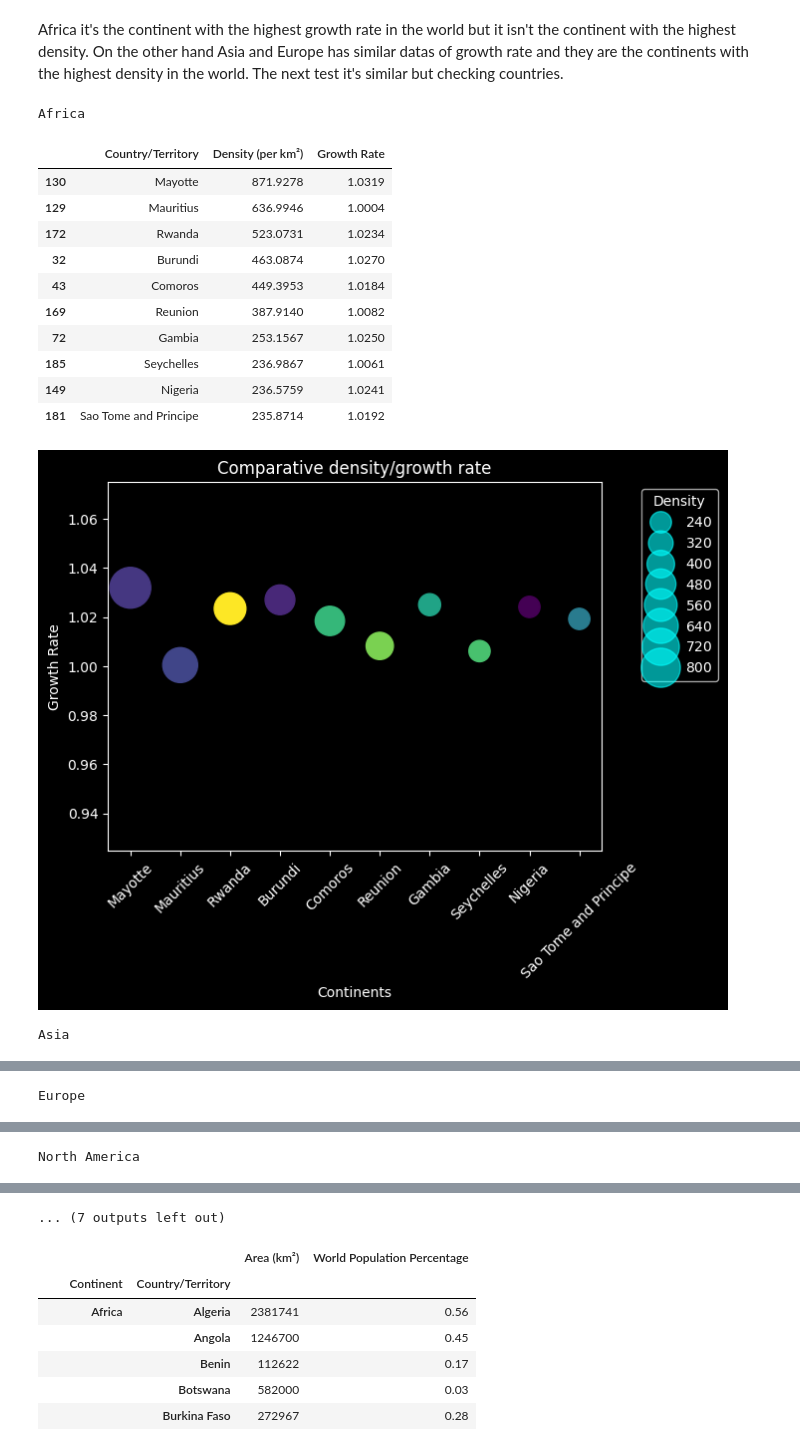
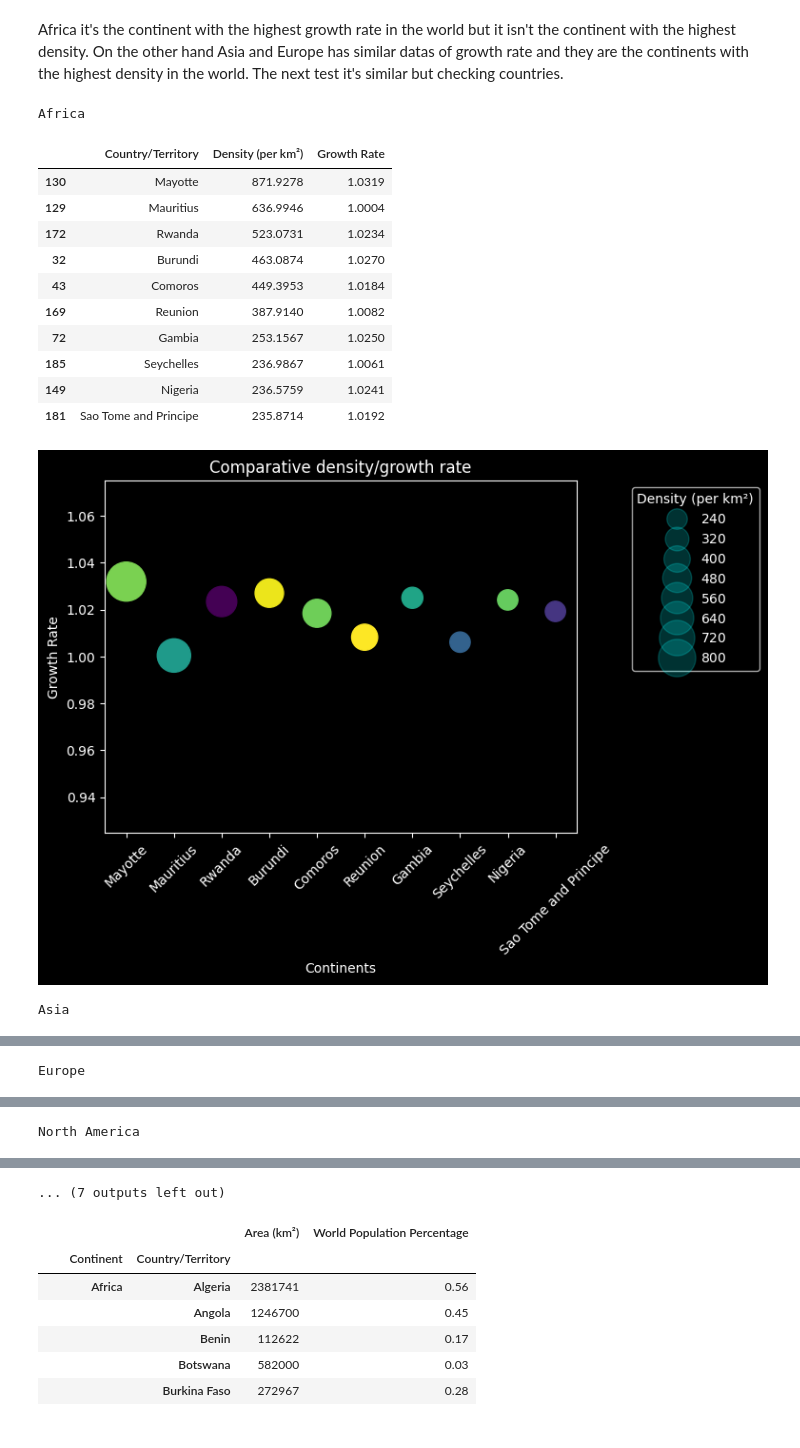
Before and after one commit to PablomxH/Population-Data-Analysis-Using-Python, a Jupyter notebook: analysis.ipynb, the cells around one changed output, grey strips where cells are left out. Drawn from its saved outputs; the diff is of its cells as text; code cells hidden in the pictures.

```diff
--- a/analysis.ipynb
+++ b/analysis.ipynb
@@ -186,57 +187,67 @@ On the other hand Asia and Europe has similar datas of growth rate and they are
 The next test it's similar but checking countries.
 # %%
 def charter(table):
+    #Function for make graphs, with 3 variables
 
     c= table['Country/Territory']
+
+    #random numbers for diferent colors in each bubble
     d= np.random.randint(10, 220, size=10)
     e= table['Density (per km²)']
     f= table['Growth Rate']
 
+    #its defined an object where the graph will be printed
     fig, axes =plt.subplots()
-    axes.set_title('Comparative density/growth rate')
+    axes.set_title('Comparative density/growth rate') #Tittle
+    #Scatter graph in the variable "s"
     s=axes.scatter(c,f,e,d)
 
+    #customize
     axes.set_xlabel('Continents')
     axes.tick_params(axis='x', rotation=45)
 
     axes.set_ylabel('Growth Rate')
     axes.set_ylim(0.925, 1.075)
 
-    handles, labels = s.legend_elements(prop="sizes", alpha=0.6,color='#00FFFF')
-    legend2 = axes.legend(handles, labels, loc="upper right", title="Density",bbox_to_anchor=(1.25,1))
+    #customize for the legend
+    #legend_elements with diferents size
+    handles, labels = s.legend_elements(prop="sizes", alpha=0.2,color='#00FFFF')
+    #position
+    legend2 = axes.legend(handles, labels, loc="upper right", title="Density (per km²)",bbox_to_anchor=(1.40,1))
+
 
     plt.show()
 
 def checking(parameter):
     filter_continent=population[population['Continent']==parameter]
     by_country=filter_continent.loc[:,['Country/Territory','Density (per km²)','Growth Rate']]
 
 
     df_result2= pd.DataFrame(by_country).sort_values(by='Density (per km²)', ascending=False).head(10)
     #df_result2_tail = pd.DataFrame(by_country).sort_values(by='Density (per km²)', ascending=False).tail(3)
 
     #df_result2 = pd.concat([df_result2_head,df_result2_tail])
     print(parameter)
     display(df_result2)
     charter(df_result2)
 
 
 
 df_continents['Continent'].apply(checking)
 # %% [output]
 Africa
 |  | Country/Territory | Density (per km²) | Growth Rate |
 | 130 | Mayotte | 871.9278 | 1.0319 |
 | 129 | Mauritius | 636.9946 | 1.0004 |
 | 172 | Rwanda | 523.0731 | 1.0234 |
 | 32 | Burundi | 463.0874 | 1.0270 |
 | 43 | Comoros | 449.3953 | 1.0184 |
 | 169 | Reunion | 387.9140 | 1.0082 |
 | 72 | Gambia | 253.1567 | 1.0250 |
 | 185 | Seychelles | 236.9867 | 1.0061 |
 | 149 | Nigeria | 236.5759 | 1.0241 |
 | 181 | Sao Tome and Principe | 235.8714 | 1.0192 |
-[figure, old version]
+[figure, new version]
 Asia
 |  | Country/Territory | Density (per km²) | Growth Rate |
 | 119 | Macau | 23172.2667 | 1.0125 |
```
Also changed, not shown: parts of 3 cells of this notebook.
